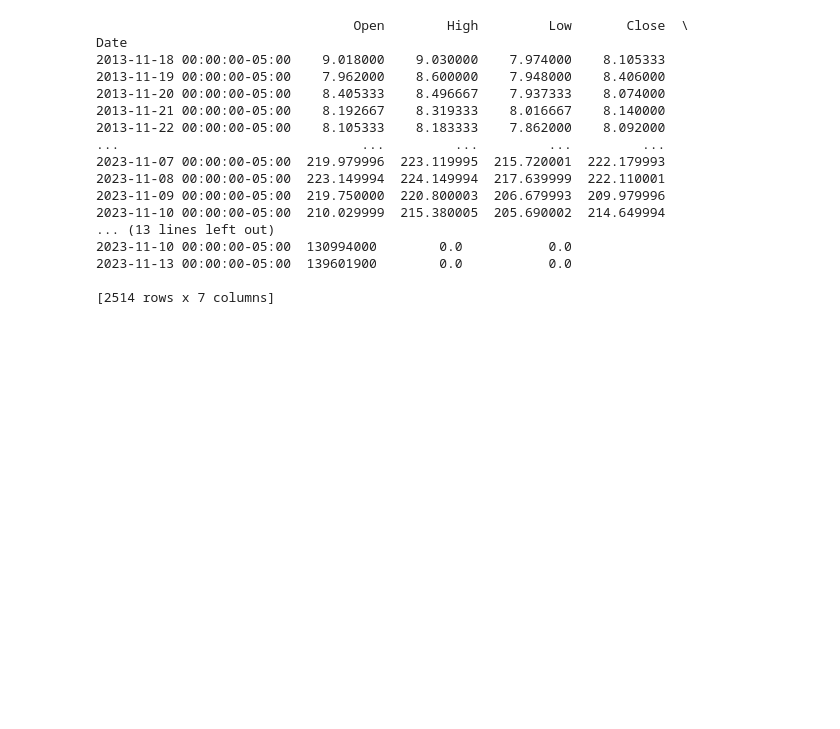
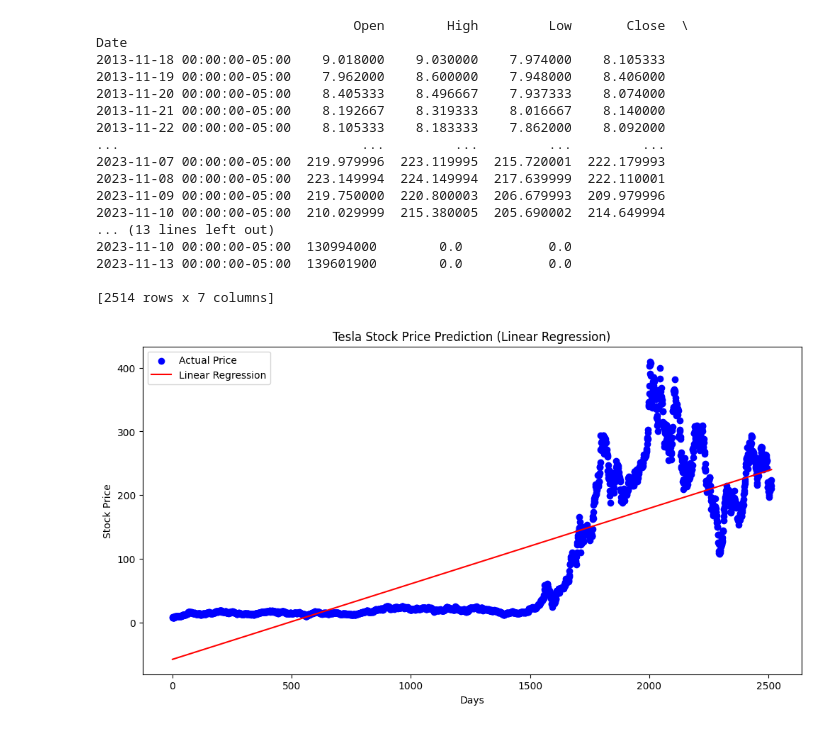
Before and after one commit to chaos1231107/information_tech, a Jupyter notebook: 테슬라주가.ipynb, the cells around one changed output. Drawn from its saved outputs; the diff is of its cells as text; code cells hidden in the pictures; blank space fills up the shorter version.

```diff
--- a/테슬라주가.ipynb
+++ b/테슬라주가.ipynb
@@ -55,3 +55,37 @@ Date
 2023-11-13 00:00:00-05:00  139601900        0.0           0.0
 
 [2514 rows x 7 columns]
+# %%
+import yfinance as yf
+import datetime
+import numpy as np
+from sklearn.linear_model import LinearRegression
+import matplotlib.pyplot as plt
+
+tesla = yf.Ticker("TSLA")
+start_date = datetime.datetime.now() - datetime.timedelta(days=10*365)
+
+
+tesla_data = tesla.history(start=start_date)
+
+X = np.array(range(len(tesla_data))).reshape(-1, 1)
+y = tesla_data['Close'].values
+
+# 선형 회귀 모델 생성 및 학습
+model = LinearRegression()
+model.fit(X, y)
+
+# 예측 결과를 얻기 위해 X 데이터를 사용하여 모델 예측
+y_pred = model.predict(X)
+
+# 시각화를 통해 실제 주가와 선형 회귀 예측 값을 비교
+plt.figure(figsize=(12, 6))
+plt.scatter(X, y, color='blue', label='Actual Price')  # 실제 주가
+plt.plot(X, y_pred, color='red', label='Linear Regression')  # 선형 회귀 예측
+plt.title('Tesla Stock Price Prediction (Linear Regression)')
+plt.xlabel('Days')
+plt.ylabel('Stock Price')
+plt.legend()
+plt.show()
+# %% [output]
+[figure, added]
```
